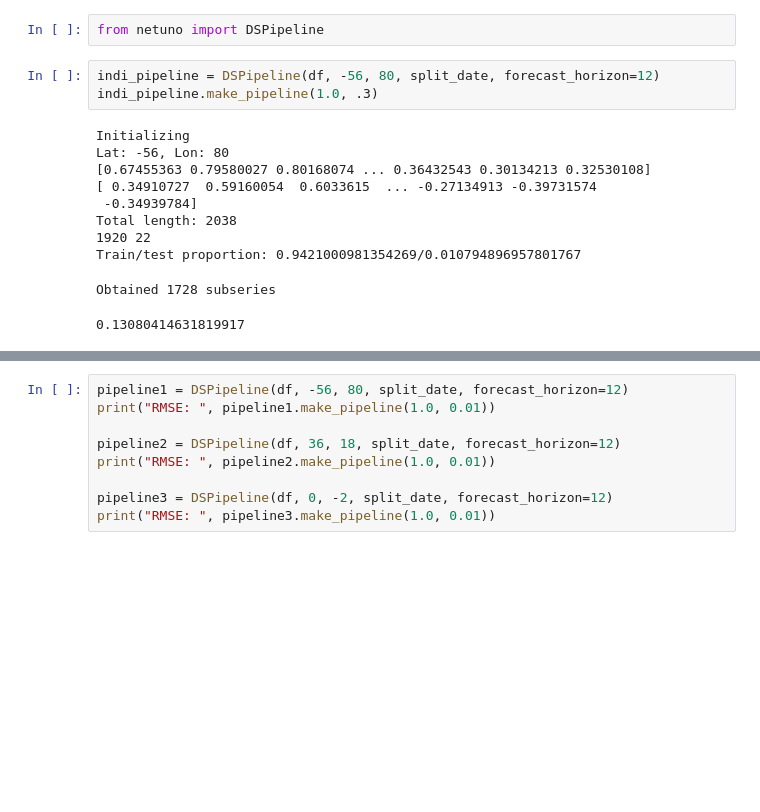
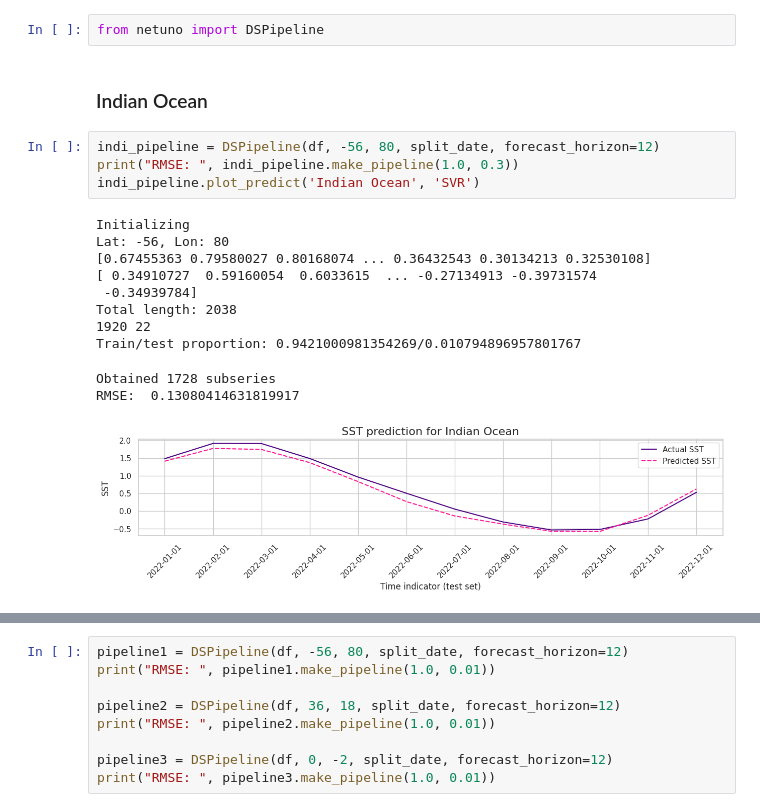
Before and after one commit to matheusvictal/sst-time-series-ml, a Jupyter notebook: source/5_svr.ipynb, the cells around one changed output, grey strips where cells are left out. Drawn from its saved outputs; the diff is of its cells as text; blank space fills up the shorter version.

```diff
--- a/source/5_svr.ipynb
+++ b/source/5_svr.ipynb
@@ -105,17 +84,21 @@ Implementando a técnica de forecasting apresentada pelo artigo [Improved Partic
 ![img4](../resources/img4.png)
 # %%
 from netuno import DSPipeline
+# %% [markdown]
+### Indian Ocean
 # %%
 indi_pipeline = DSPipeline(df, -56, 80, split_date, forecast_horizon=12)
-indi_pipeline.make_pipeline(1.0, .3)
+print("RMSE: ", indi_pipeline.make_pipeline(1.0, 0.3))
+indi_pipeline.plot_predict('Indian Ocean', 'SVR')
 # %% [output]
 Initializing
 Lat: -56, Lon: 80
 [0.67455363 0.79580027 0.80168074 ... 0.36432543 0.30134213 0.32530108]
 [ 0.34910727  0.59160054  0.6033615  ... -0.27134913 -0.39731574
  -0.34939784]
 Total length: 2038
 1920 22
 Train/test proportion: 0.9421000981354269/0.010794896957801767
 Obtained 1728 subseries
+RMSE:  0.13080414631819917
-0.13080414631819917
+[figure, added]
```
Also changed, not shown: parts of 9 cells of this notebook.
